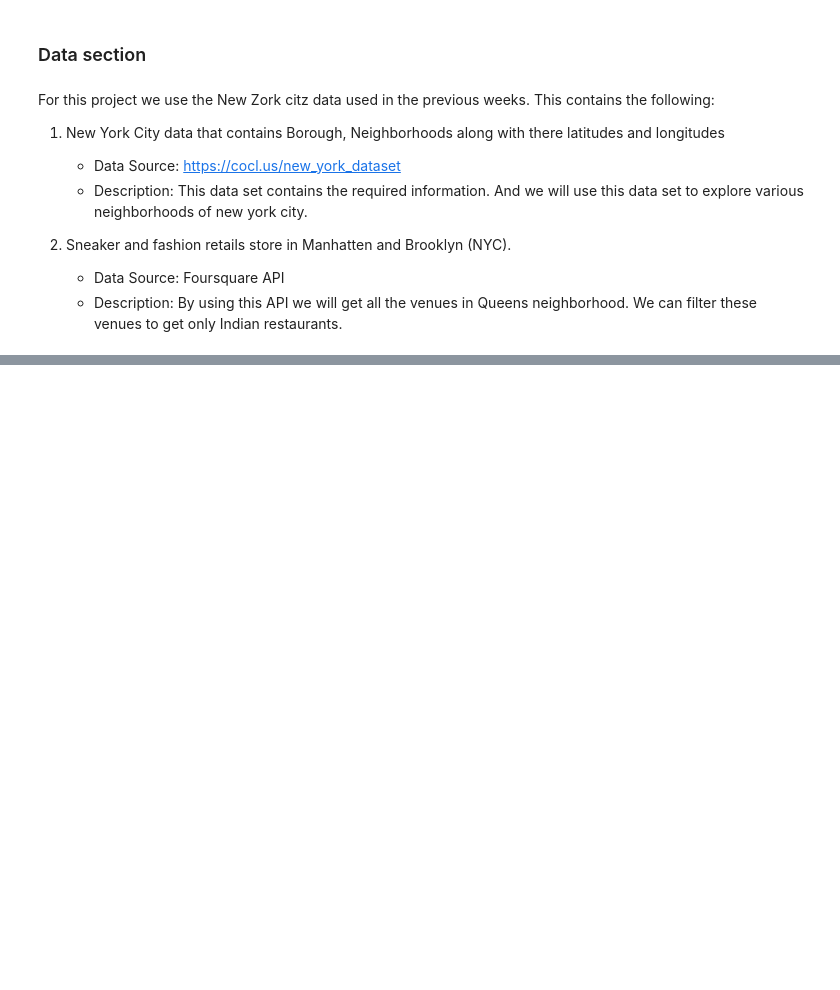
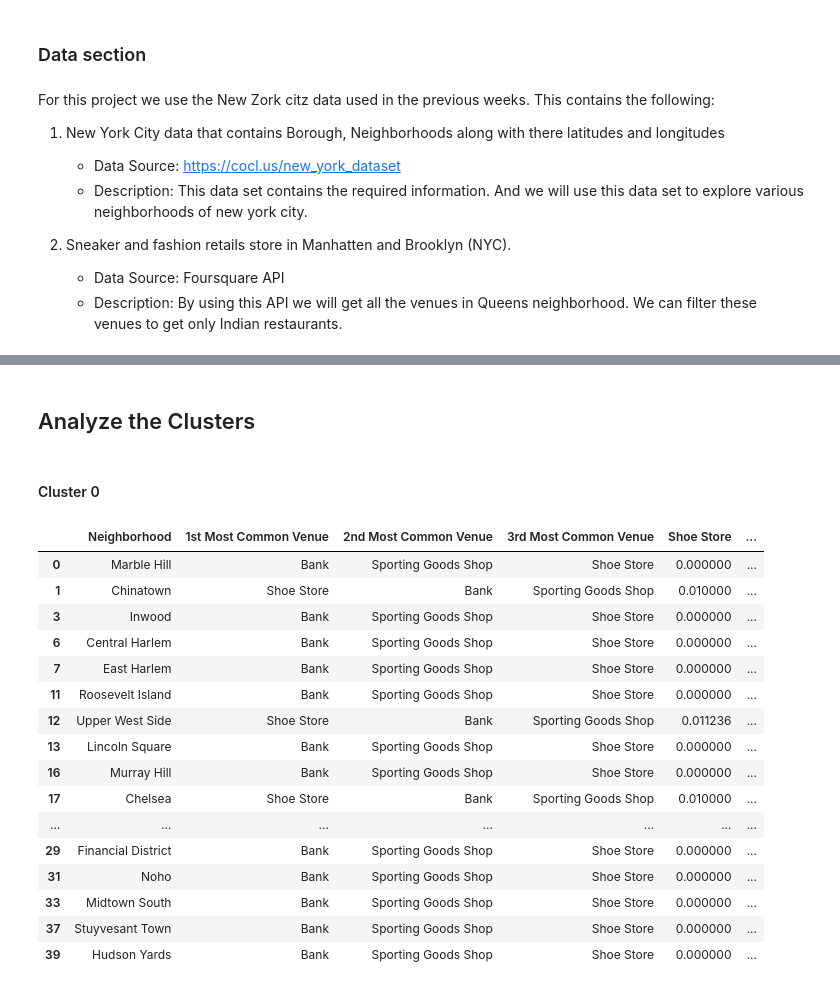
Before and after one commit to dsforecast/capstone, a Jupyter notebook: SneakerStoresNYC.ipynb, the cells around one changed output, grey strips where cells are left out. Saved outputs shown, nothing was run; the diff lists cells and outputs as text; code cells hidden in the pictures; blank space fills up the shorter version.

```diff
--- a/SneakerStoresNYC.ipynb
+++ b/SneakerStoresNYC.ipynb
@@ -20,0 +269,27 @@ For this project we use the New Zork citz data used in the previous weeks. This
+# %%
+def return_most_common_venues(row, num_top_venues):
+    row_categories = row.iloc[1:]
+    row_categories_sorted = row_categories.sort_values(ascending=False)
+
+    return row_categories_sorted.index.values[0:num_top_venues]
+# %%
+num_top_venues = 3
+
+indicators = ['st', 'nd', 'rd']
+
+# create columns according to number of top venues
+columns = ['Neighborhood']
+for ind in np.arange(num_top_venues):
+    try:
+        columns.append('{}{} Most Common Venue'.format(ind+1, indicators[ind]))
+    except:
+        columns.append('{}th Most Common Venue'.format(ind+1))
+
+# create a new dataframe
+neighborhoods_venues_sorted = pd.DataFrame(columns=columns)
+neighborhoods_venues_sorted['Neighborhood'] = manhattan_grouped['Neighborhood']
+
+for ind in np.arange(manhattan_grouped.shape[0]):
+    neighborhoods_venues_sorted.iloc[ind, 1:] = return_most_common_venues(manhattan_grouped.iloc[ind, :], num_top_venues)
+
+neighborhoods_venues_sorted.head()
@@ -20,0 +303,9 @@ For this project we use the New Zork citz data used in the previous weeks. This
+# %%
+# set number of clusters
+kclusters = 3
+
+# run k-means clustering
+kmeans = KMeans(n_clusters=kclusters, random_state=0).fit(manhattan_grouped_clustering)
+
+# check cluster labels generated for each row in the dataframe
+kmeans.labels_[0:10]
@@ -20,0 +314,6 @@ For this project we use the New Zork citz data used in the previous weeks. This
+# %%
+neighborhoods_venues_sorted.insert(0, 'Cluster Labels', kmeans.labels_)
+manhattan_merged = manhattan_data.copy()
+manhattan_merged = manhattan_merged.join(neighborhoods_venues_sorted.set_index('Neighborhood'), on='Neighborhood')
+manhattan_merged = manhattan_merged.join(manhattan_grouped.set_index('Neighborhood'), on='Neighborhood')
+manhattan_merged.head()
@@ -20,0 +355,24 @@ For this project we use the New Zork citz data used in the previous weeks. This
+# %% [markdown]
+## Analyze the Clusters
+# %% [markdown]
+#### Cluster 0
+# %%
+manhattan_merged.loc[manhattan_merged['Cluster Labels'] == 0, manhattan_merged.columns[[1] + list(range(5, manhattan_merged.shape[1]))]]
+# %% [output]
+|  | Neighborhood | 1st Most Common Venue | 2nd Most Common Venue | 3rd Most Common Venue | Shoe Store | ... |
+| 0 | Marble Hill | Bank | Sporting Goods Shop | Shoe Store | 0.000000 | ... |
+| 1 | Chinatown | Shoe Store | Bank | Sporting Goods Shop | 0.010000 | ... |
+| 3 | Inwood | Bank | Sporting Goods Shop | Shoe Store | 0.000000 | ... |
+| 6 | Central Harlem | Bank | Sporting Goods Shop | Shoe Store | 0.000000 | ... |
+| 7 | East Harlem | Bank | Sporting Goods Shop | Shoe Store | 0.000000 | ... |
+| 11 | Roosevelt Island | Bank | Sporting Goods Shop | Shoe Store | 0.000000 | ... |
+| 12 | Upper West Side | Shoe Store | Bank | Sporting Goods Shop | 0.011236 | ... |
+| 13 | Lincoln Square | Bank | Sporting Goods Shop | Shoe Store | 0.000000 | ... |
+| 16 | Murray Hill | Bank | Sporting Goods Shop | Shoe Store | 0.000000 | ... |
+| 17 | Chelsea | Shoe Store | Bank | Sporting Goods Shop | 0.010000 | ... |
+| ... | ... | ... | ... | ... | ... | ... |
+| 29 | Financial District | Bank | Sporting Goods Shop | Shoe Store | 0.000000 | ... |
+| 31 | Noho | Bank | Sporting Goods Shop | Shoe Store | 0.000000 | ... |
+| 33 | Midtown South | Bank | Sporting Goods Shop | Shoe Store | 0.000000 | ... |
+| 37 | Stuyvesant Town | Bank | Sporting Goods Shop | Shoe Store | 0.000000 | ... |
+| 39 | Hudson Yards | Bank | Sporting Goods Shop | Shoe Store | 0.000000 | ... |
```
Also changed, not shown: parts of 40 cells of this notebook.
